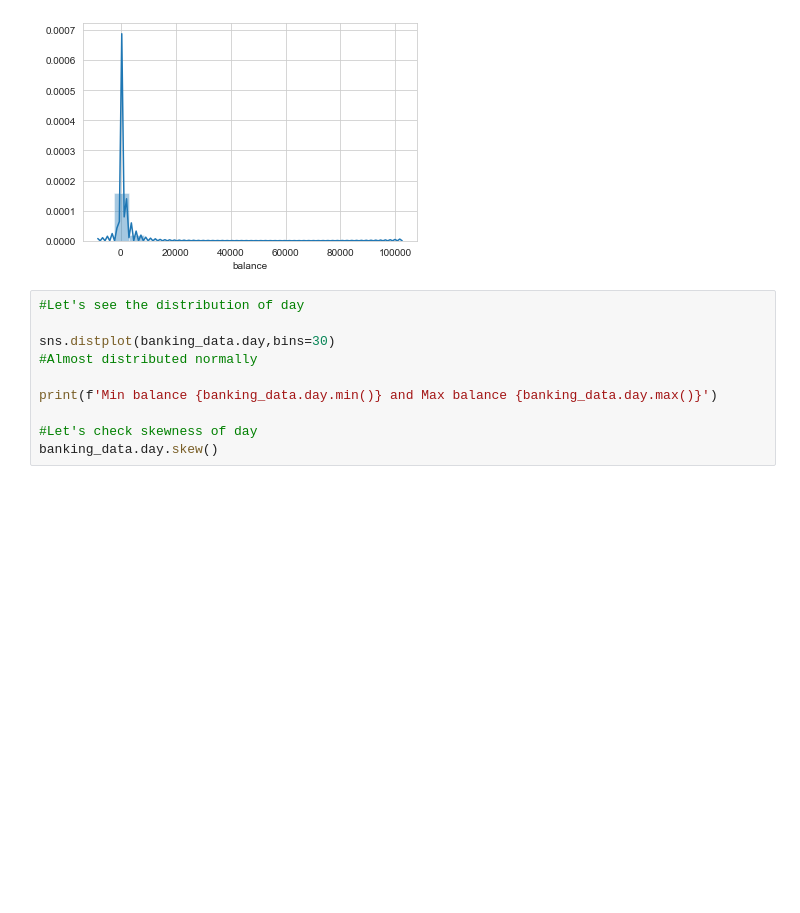
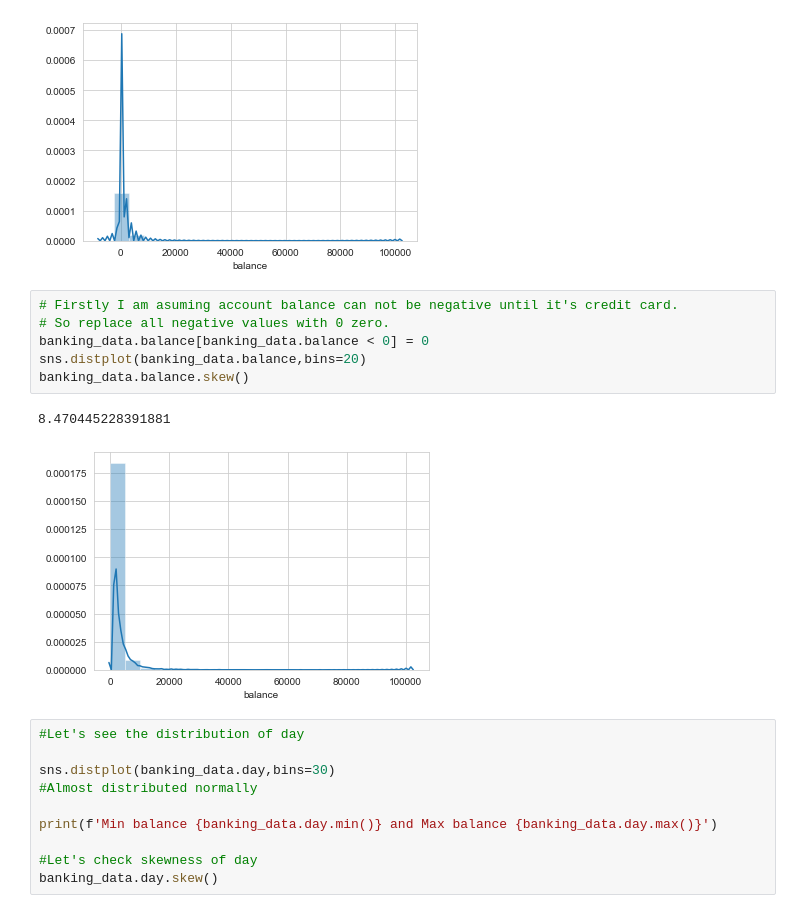
Before and after one commit to imanjunathn/Ensemble_project, a Jupyter notebook: Ensemble_Project.ipynb, the cells around one changed output. Drawn from its saved outputs; the diff is of its cells as text; blank space fills up the shorter version.

```diff
--- a/Ensemble_Project.ipynb
+++ b/Ensemble_Project.ipynb
@@ -196,6 +198,15 @@ banking_data.balance.skew()
 Min balance -8019 and Max balance 102127
 8.360308326166326
 [figure]
+# %%
+# Firstly I am asuming account balance can not be negative until it's credit card.
+# So replace all negative values with 0 zero.
+banking_data.balance[banking_data.balance < 0] = 0
+sns.distplot(banking_data.balance,bins=20)
+banking_data.balance.skew()
+# %% [output]
+8.470445228391881
+[figure, added]
 # %%
 #Let's see the distribution of day
 
```
Also changed, not shown: parts of 85 cells of this notebook.
